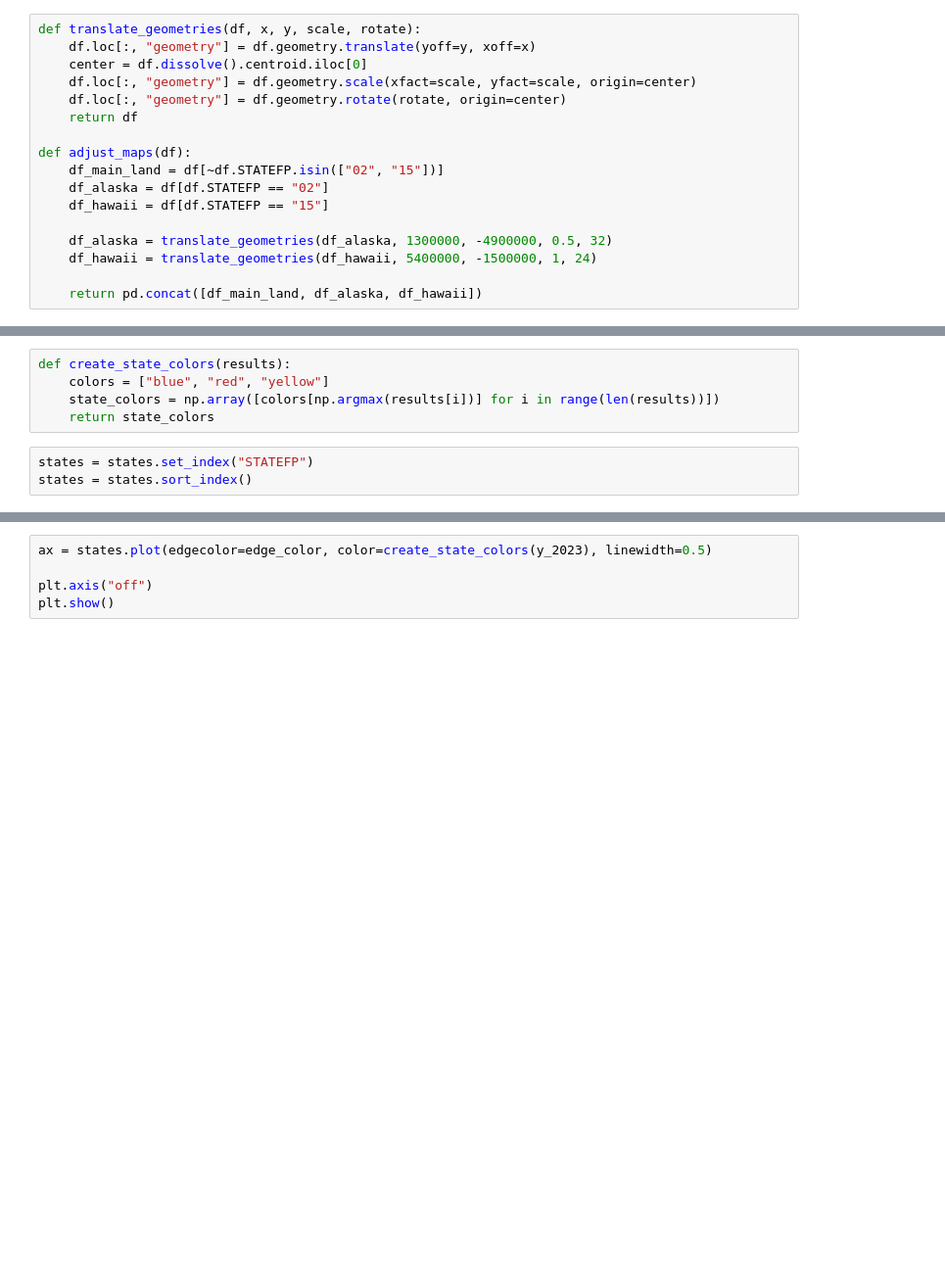
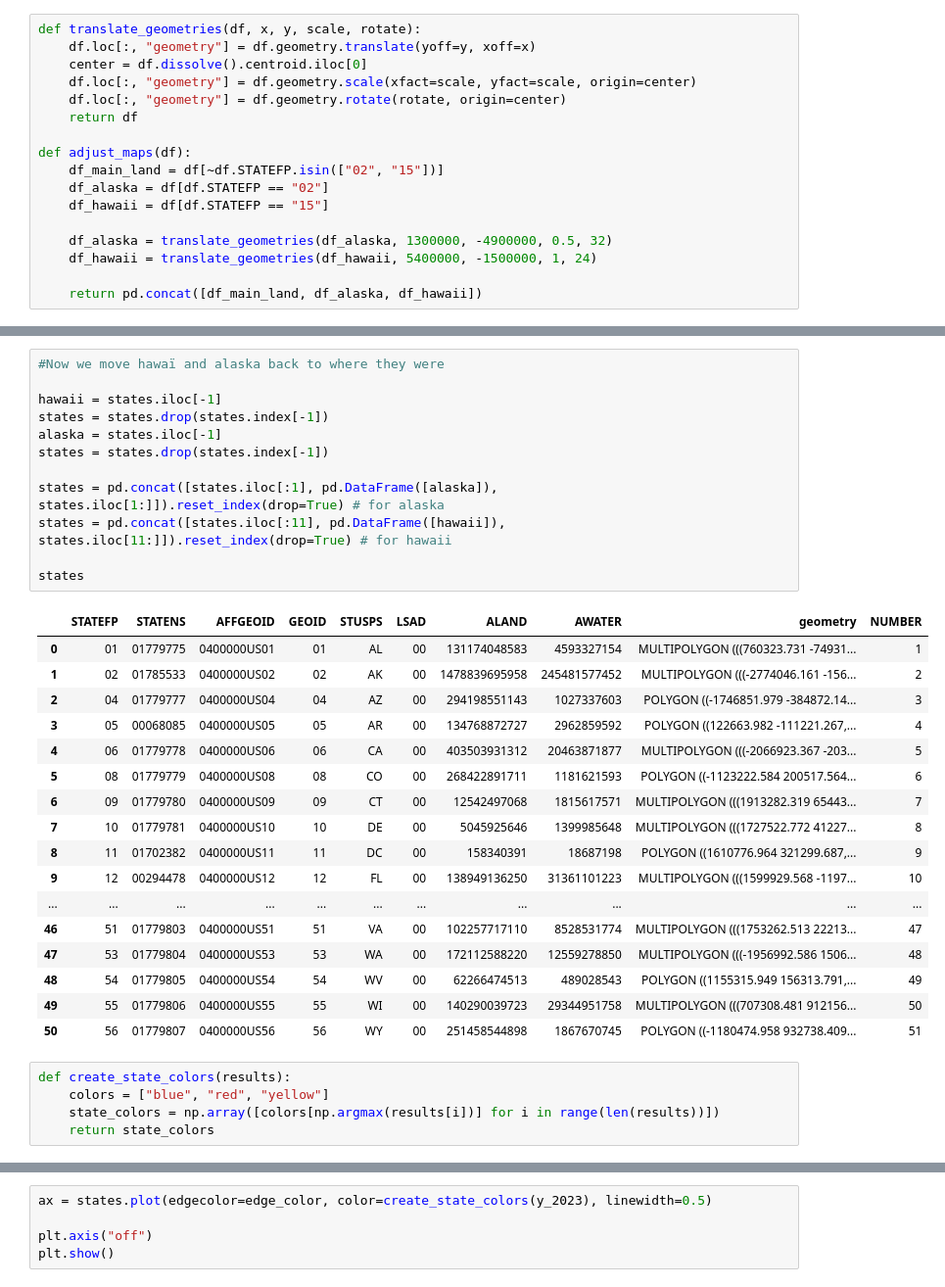
Before and after one commit to LoukStam/Machine-learning-project, a Jupyter notebook: Election_Regression_drawing.ipynb, the cells around one changed output, grey strips where cells are left out. Shown at 98% size. Saved outputs shown, nothing was run; the diff lists cells and outputs as text; blank space fills up the shorter version.

```diff
--- a/Election_Regression_drawing.ipynb
+++ b/Election_Regression_drawing.ipynb
@@ -242,8 +275,35 @@ states = adjust_maps(states)
+# %%
+#Now we move hawaï and alaska back to where they were
+
+hawaii = states.iloc[-1]
+states = states.drop(states.index[-1])
+alaska = states.iloc[-1]
+states = states.drop(states.index[-1])
+
+states = pd.concat([states.iloc[:1], pd.DataFrame([alaska]), states.iloc[1:]]).reset_index(drop=True) # for alaska
+states = pd.concat([states.iloc[:11], pd.DataFrame([hawaii]), states.iloc[11:]]).reset_index(drop=True) # for hawaii
+
+states
+# %% [output]
+|  | STATEFP | STATENS | AFFGEOID | GEOID | STUSPS | LSAD | ALAND | AWATER | geometry | NUMBER |
+| 0 | 01 | 01779775 | 0400000US01 | 01 | AL | 00 | 131174048583 | 4593327154 | MULTIPOLYGON (((760323.731 -74931... | 1 |
+| 1 | 02 | 01785533 | 0400000US02 | 02 | AK | 00 | 1478839695958 | 245481577452 | MULTIPOLYGON (((-2774046.161 -156... | 2 |
+| 2 | 04 | 01779777 | 0400000US04 | 04 | AZ | 00 | 294198551143 | 1027337603 | POLYGON ((-1746851.979 -384872.14... | 3 |
+| 3 | 05 | 00068085 | 0400000US05 | 05 | AR | 00 | 134768872727 | 2962859592 | POLYGON ((122663.982 -111221.267,... | 4 |
+| 4 | 06 | 01779778 | 0400000US06 | 06 | CA | 00 | 403503931312 | 20463871877 | MULTIPOLYGON (((-2066923.367 -203... | 5 |
+| 5 | 08 | 01779779 | 0400000US08 | 08 | CO | 00 | 268422891711 | 1181621593 | POLYGON ((-1123222.584 200517.564... | 6 |
+| 6 | 09 | 01779780 | 0400000US09 | 09 | CT | 00 | 12542497068 | 1815617571 | MULTIPOLYGON (((1913282.319 65443... | 7 |
+| 7 | 10 | 01779781 | 0400000US10 | 10 | DE | 00 | 5045925646 | 1399985648 | MULTIPOLYGON (((1727522.772 41227... | 8 |
+| 8 | 11 | 01702382 | 0400000US11 | 11 | DC | 00 | 158340391 | 18687198 | POLYGON ((1610776.964 321299.687,... | 9 |
+| 9 | 12 | 00294478 | 0400000US12 | 12 | FL | 00 | 138949136250 | 31361101223 | MULTIPOLYGON (((1599929.568 -1197... | 10 |
+| ... | ... | ... | ... | ... | ... | ... | ... | ... | ... | ... |
+| 46 | 51 | 01779803 | 0400000US51 | 51 | VA | 00 | 102257717110 | 8528531774 | MULTIPOLYGON (((1753262.513 22213... | 47 |
+| 47 | 53 | 01779804 | 0400000US53 | 53 | WA | 00 | 172112588220 | 12559278850 | MULTIPOLYGON (((-1956992.586 1506... | 48 |
+| 48 | 54 | 01779805 | 0400000US54 | 54 | WV | 00 | 62266474513 | 489028543 | POLYGON ((1155315.949 156313.791,... | 49 |
+| 49 | 55 | 01779806 | 0400000US55 | 55 | WI | 00 | 140290039723 | 29344951758 | MULTIPOLYGON (((707308.481 912156... | 50 |
+| 50 | 56 | 01779807 | 0400000US56 | 56 | WY | 00 | 251458544898 | 1867670745 | POLYGON ((-1180474.958 932738.409... | 51 |
 # %%
 def create_state_colors(results):
     colors = ["blue", "red", "yellow"]
     state_colors = np.array([colors[np.argmax(results[i])] for i in range(len(results))])
     return state_colors
-# %%
-states = states.set_index("STATEFP")
-states = states.sort_index()
```
Also changed, not shown: parts of 9 cells of this notebook.
